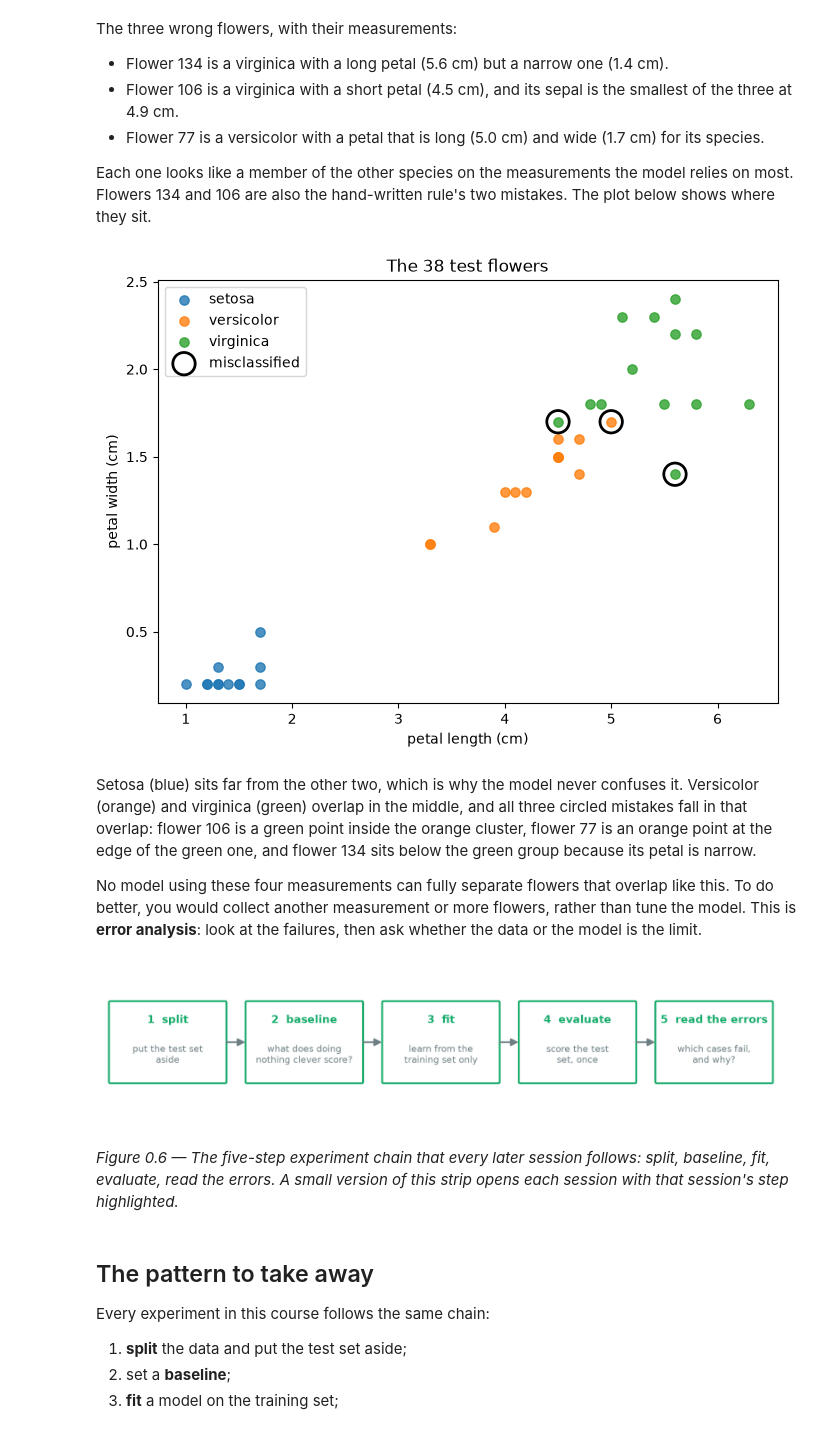
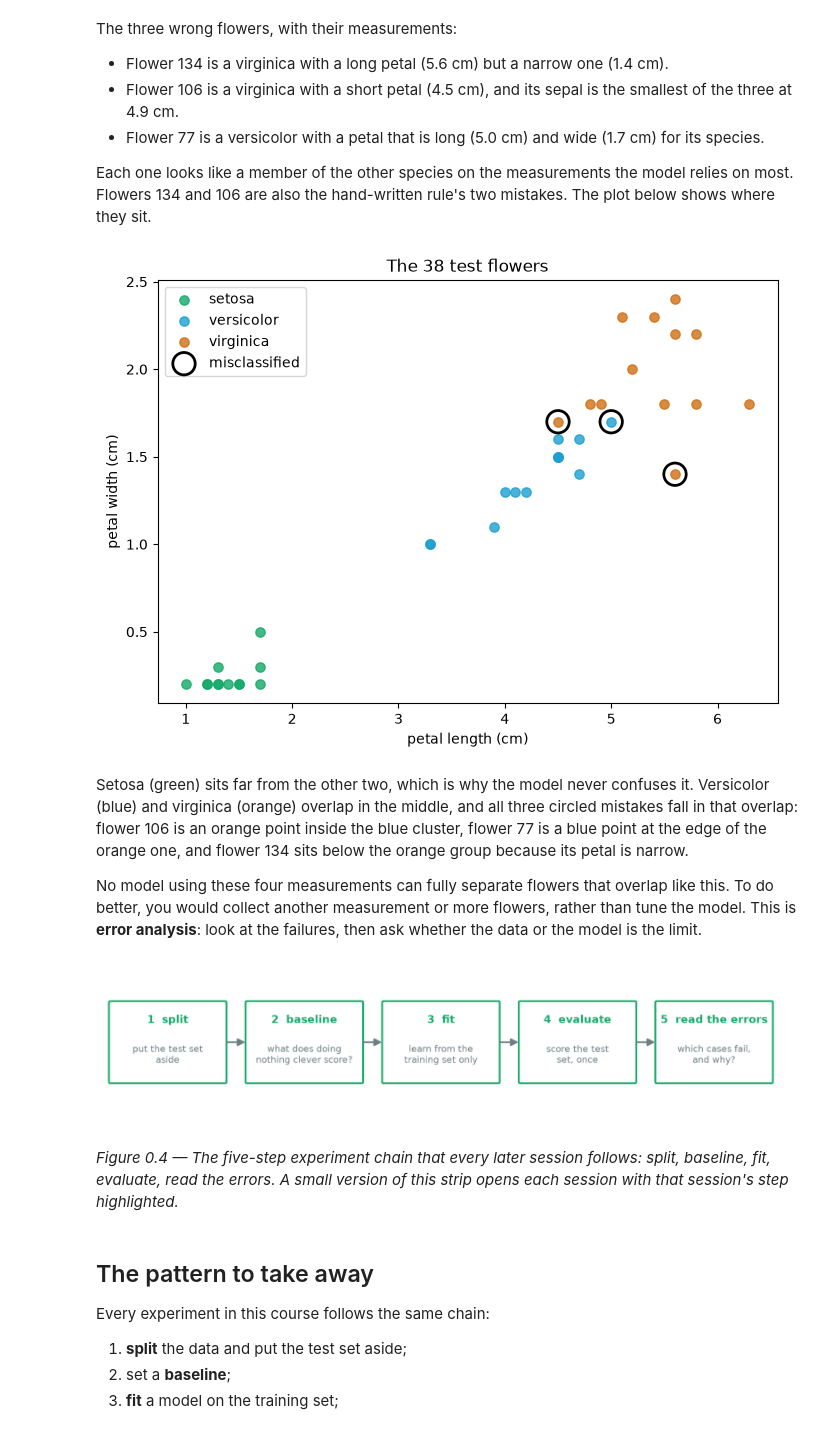
Before and after one commit to almajd3713/ai-journey, a Jupyter notebook: ai_journey_third_edition/session_00_teaching_a_machine.ipynb, the cells around one changed output. Drawn from its saved outputs; the diff is of its cells as text; code cells hidden in the pictures.

```diff
--- a/ai_journey_third_edition/session_00_teaching_a_machine.ipynb
+++ b/ai_journey_third_edition/session_00_teaching_a_machine.ipynb
@@ -91,13 +82,2 @@ Any real model has to beat 0.316 by a clear margin before it deserves any credit
 
 > **Pause:** what accuracy would you be happy with for this problem? Decide before scrolling.
-# %%
-# The rule from the opening paragraph. First look at the training flowers' petal sizes per species, then pick thresholds by eye.
-print(X_train.groupby(y_train.map(dict(enumerate(species))))[["petal length (cm)", "petal width (cm)"]].agg(["min", "max"]))
-
-
-def hand_rule(X):
-    return np.where(X["petal length (cm)"] < 2.5, 0, np.where(X["petal width (cm)"] < 1.75, 1, 2))  # 0 setosa, 1 versicolor, 2 virginica
-
-
-print(f"\nHand-written rule: training accuracy {accuracy_score(y_train, hand_rule(X_train)):.3f}, test accuracy {accuracy_score(y_test, hand_rule(X_test)):.3f}")
-print("Test flowers the rule gets wrong:", X_test.index[hand_rule(X_test) != y_test.to_numpy()].tolist())
@@ -122,0 +99,15 @@ The rule scores 0.964 on the training flowers and 0.947 on the test flowers: it
+# %%
+# First look at the training flowers: the shortest and longest, narrowest and widest petal of each species
+names = y_train.map(dict(enumerate(species)))                     # species names instead of 0, 1, 2
+print(X_train.groupby(names)[["petal length (cm)", "petal width (cm)"]].agg(["min", "max"]))
+
+
+# The rule from the opening paragraph, with two thresholds read off that table
+def hand_rule(X):
+    short_petal = X["petal length (cm)"] < 2.5
+    narrow_petal = X["petal width (cm)"] < 1.75
+    return np.where(short_petal, 0, np.where(narrow_petal, 1, 2))   # short: setosa (0); else narrow: versicolor (1); else virginica (2)
+
+
+print(f"\nHand-written rule: training accuracy {accuracy_score(y_train, hand_rule(X_train)):.3f}, test accuracy {accuracy_score(y_test, hand_rule(X_test)):.3f}")
+print("Test flowers the rule gets wrong:", X_test.index[hand_rule(X_test) != y_test.to_numpy()].tolist())
@@ -262,25 +230,27 @@ The three wrong flowers, with their measurements:
 
 Each one looks like a member of the other species on the measurements the model relies on most. Flowers 134 and 106 are also the hand-written rule's two mistakes. The plot below shows where they sit.
 # %%
+# @title Draw the 38 test flowers and circle the three mistakes (code that only draws the figure; you can skip it)
 fig, ax = plt.subplots(figsize=(8, 5.5))
+colors = ["#14A868", "#1C9FD0", "#CF6E14"]          # setosa, versicolor, virginica: the colours of the other figures
 for k, name in enumerate(species):
     rows = X_test[y_test == k]
-    ax.scatter(rows["petal length (cm)"], rows["petal width (cm)"], label=name, s=45, alpha=0.8)
+    ax.scatter(rows["petal length (cm)"], rows["petal width (cm)"], label=name, s=45, alpha=0.8, color=colors[k])
 bad = X_test[wrong]
 ax.scatter(bad["petal length (cm)"], bad["petal width (cm)"], s=260, facecolors="none", edgecolors="k", linewidths=2, label="misclassified")
 ax.set(xlabel="petal length (cm)", ylabel="petal width (cm)", title="The 38 test flowers")
 ax.legend()
 plt.show()
 # %% [output]
-[figure, old version]
+[figure, new version]
 # %% [markdown]
-Setosa (blue) sits far from the other two, which is why the model never confuses it. Versicolor (orange) and virginica (green) overlap in the middle, and all three circled mistakes fall in that overlap: flower 106 is a green point inside the orange cluster, flower 77 is an orange point at the edge of the green one, and flower 134 sits below the green group because its petal is narrow.
+Setosa (green) sits far from the other two, which is why the model never confuses it. Versicolor (blue) and virginica (orange) overlap in the middle, and all three circled mistakes fall in that overlap: flower 106 is an orange point inside the blue cluster, flower 77 is a blue point at the edge of the orange one, and flower 134 sits below the orange group because its petal is narrow.
 
 No model using these four measurements can fully separate flowers that overlap like this. To do better, you would collect another measurement or more flowers, rather than tune the model. This is **error analysis**: look at the failures, then ask whether the data or the model is the limit.
 # %% [markdown]
 ![Five boxes in a row, joined by arrows: split, baseline, fit, evaluate, read the errors.](attachment:b00-experiment-chain.png)
 
-*Figure 0.6 — The five-step experiment chain that every later session follows: split, baseline, fit, evaluate, read the errors. A small version of this strip opens each session with that session's step highlighted.*
+*Figure 0.4 — The five-step experiment chain that every later session follows: split, baseline, fit, evaluate, read the errors. A small version of this strip opens each session with that session's step highlighted.*
 # %% [markdown]
 ## The pattern to take away
 
```
Also changed, not shown: parts of 38 cells of this notebook, 14 other files.
